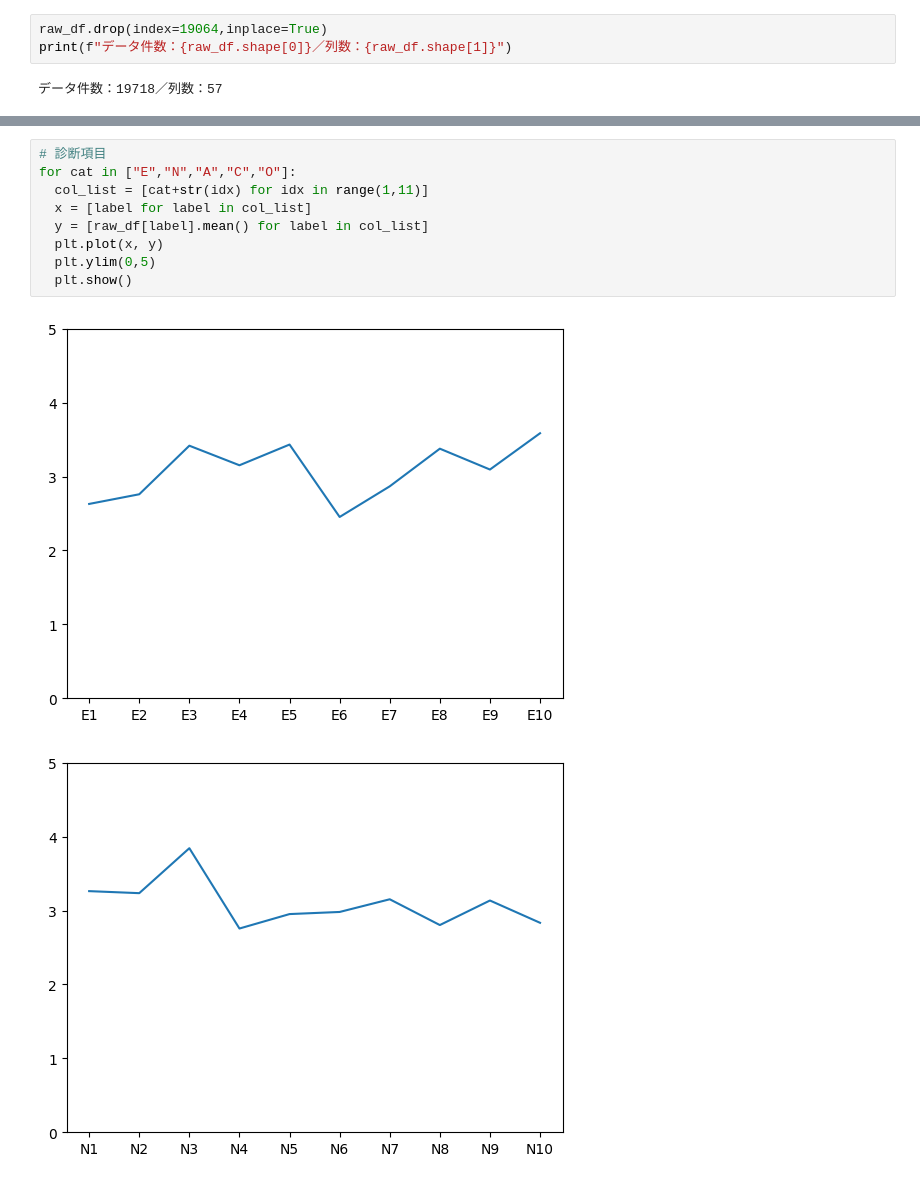
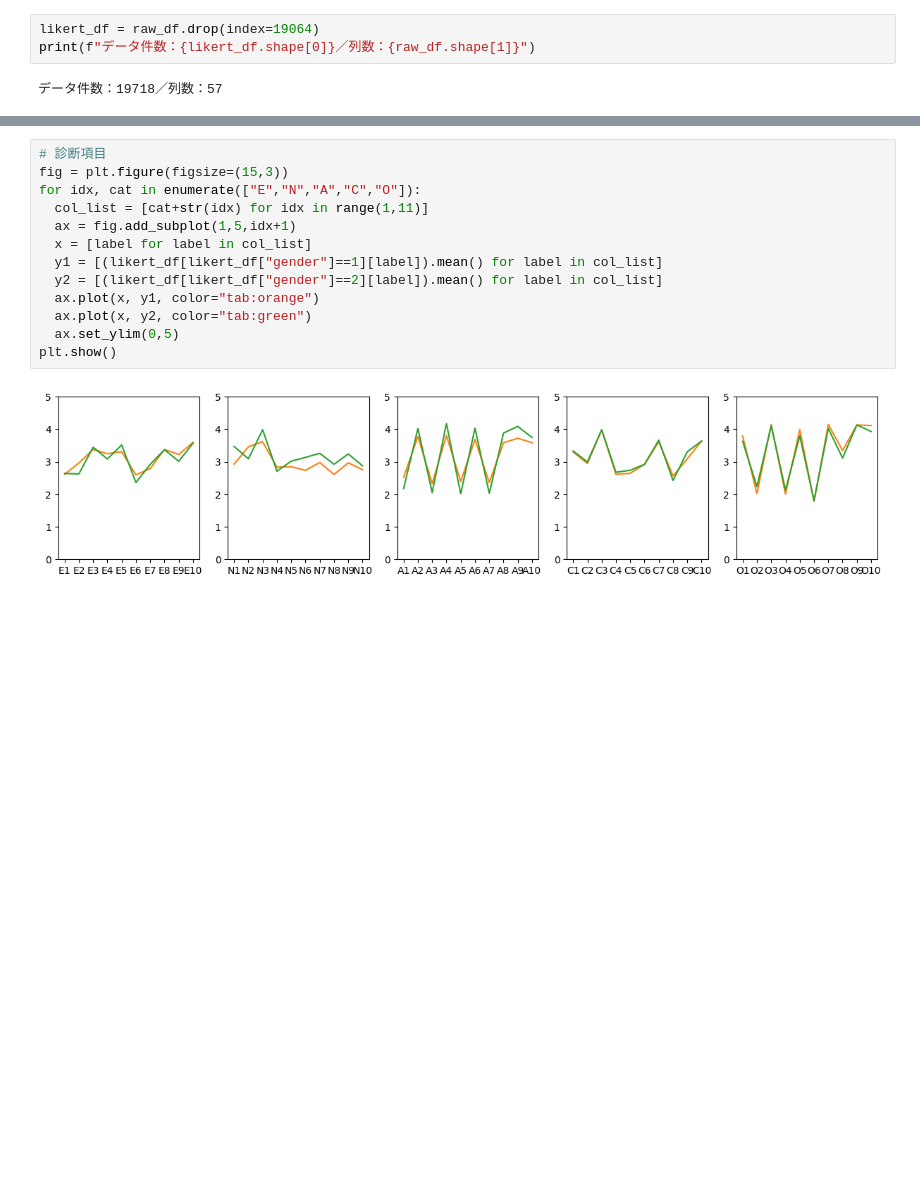
Before and after one commit to kero2no1/data_analytics, a Jupyter notebook: Data_analytics_outcome.ipynb, the cells around one changed output, grey strips where cells are left out. Drawn from its saved outputs; the diff is of its cells as text; blank space fills up the shorter version.

```diff
--- a/Data_analytics_outcome.ipynb
+++ b/Data_analytics_outcome.ipynb
@@ -159,6 +213,6 @@ print(raw_df[raw_df["E1"] == 0])
 # %%
-raw_df.drop(index=19064,inplace=True)
-print(f"データ件数：{raw_df.shape[0]}／列数：{raw_df.shape[1]}")
+likert_df = raw_df.drop(index=19064)
+print(f"データ件数：{likert_df.shape[0]}／列数：{raw_df.shape[1]}")
 # %% [output]
 データ件数：19718／列数：57
 # %%
@@ -186,13 +240,16 @@ count  19718.000000  19718.000000  19718.000000  19718.000000  19718.000000
 max        5.000000      5.000000      5.000000      5.000000      5.00000
 # %%
 # 診断項目
-for cat in ["E","N","A","C","O"]:
+fig = plt.figure(figsize=(15,3))
+for idx, cat in enumerate(["E","N","A","C","O"]):
   col_list = [cat+str(idx) for idx in range(1,11)]
+  ax = fig.add_subplot(1,5,idx+1)
   x = [label for label in col_list]
-  y = [raw_df[label].mean() for label in col_list]
-  plt.plot(x, y)
-  plt.ylim(0,5)
-  plt.show()
+  y1 = [(likert_df[likert_df["gender"]==1][label]).mean() for label in col_list]
+  y2 = [(likert_df[likert_df["gender"]==2][label]).mean() for label in col_list]
+  ax.plot(x, y1, color="tab:orange")
+  ax.plot(x, y2, color="tab:green")
+  ax.set_ylim(0,5)
+plt.show()
 # %% [output]
-[figure, old version]
+[figure, new version]
-[figure, removed]
```
Also changed, not shown: parts of 18 cells of this notebook.
